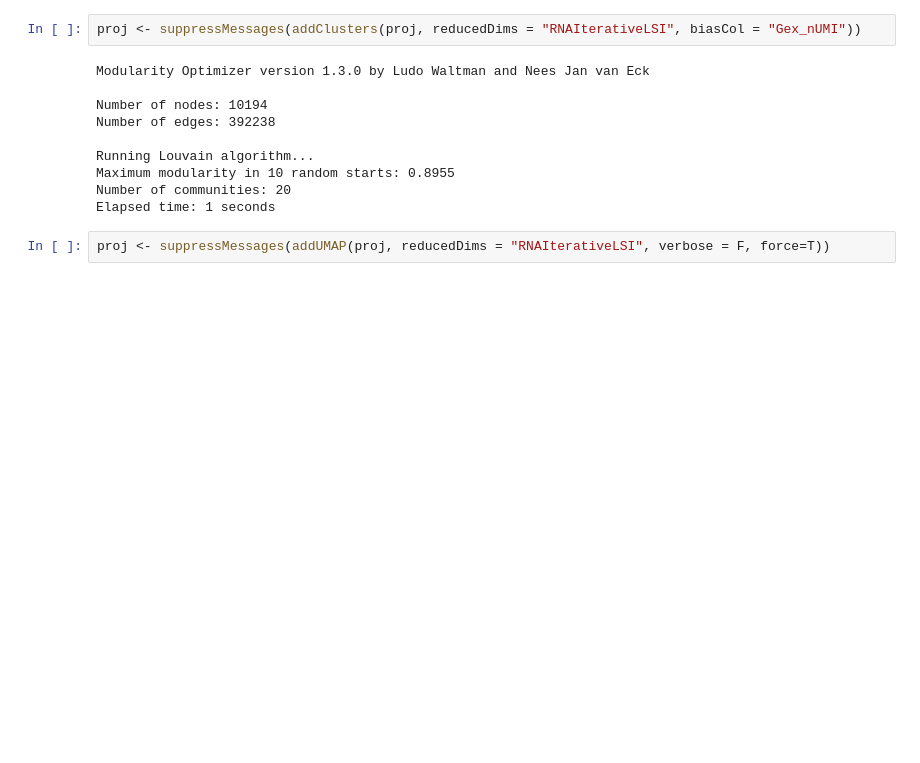
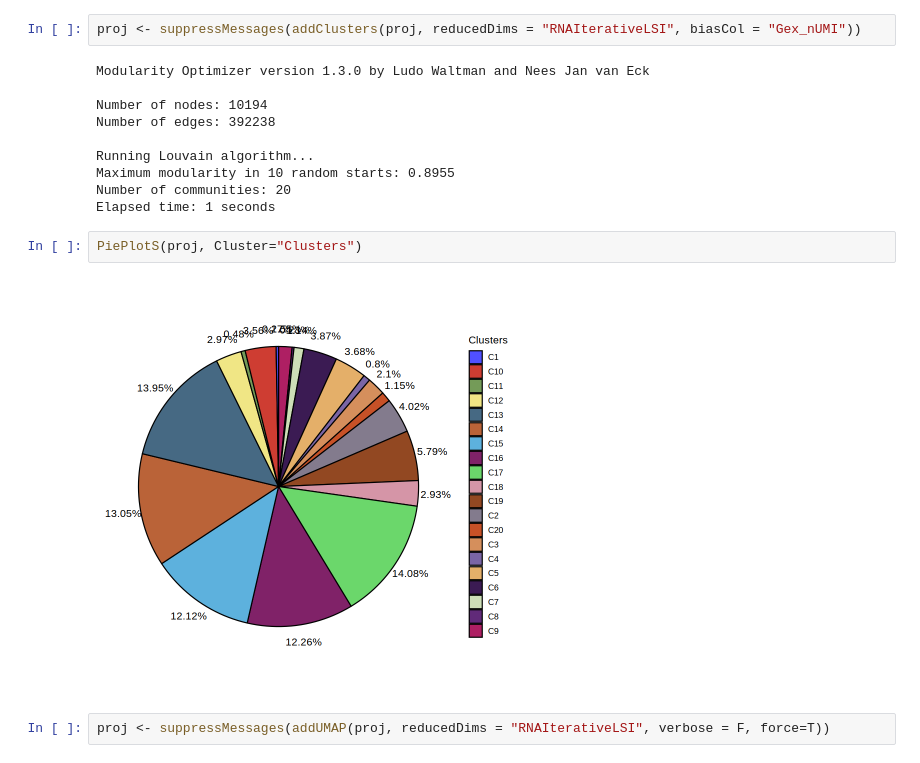
Before and after one commit to CostaLab/ArchRNA, a Jupyter notebook: vignettes/pbmc_h5.ipynb, the cells around one changed output. Drawn from its saved outputs; the diff is of its cells as text; blank space fills up the shorter version.

```diff
--- a/vignettes/pbmc_h5.ipynb
+++ b/vignettes/pbmc_h5.ipynb
@@ -28,6 +28,10 @@ Running Louvain algorithm...
 Maximum modularity in 10 random starts: 0.8955
 Number of communities: 20
 Elapsed time: 1 seconds
+# %%
+PiePlotS(proj, Cluster="Clusters")
+# %% [output]
+[figure, added]
 # %%
 proj <- suppressMessages(addUMAP(proj, reducedDims = "RNAIterativeLSI", verbose = F, force=T))
 # %%
```
Also changed, not shown: parts of 3 cells of this notebook, 6 other files.
